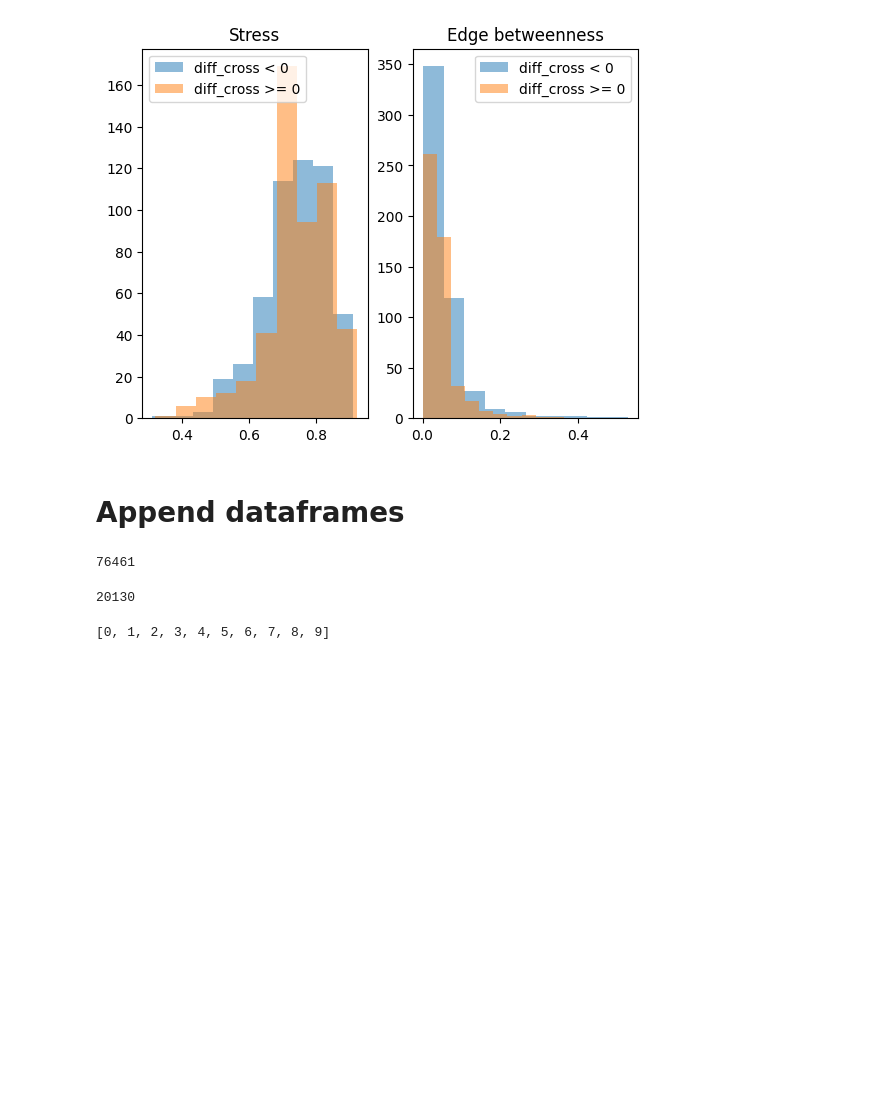
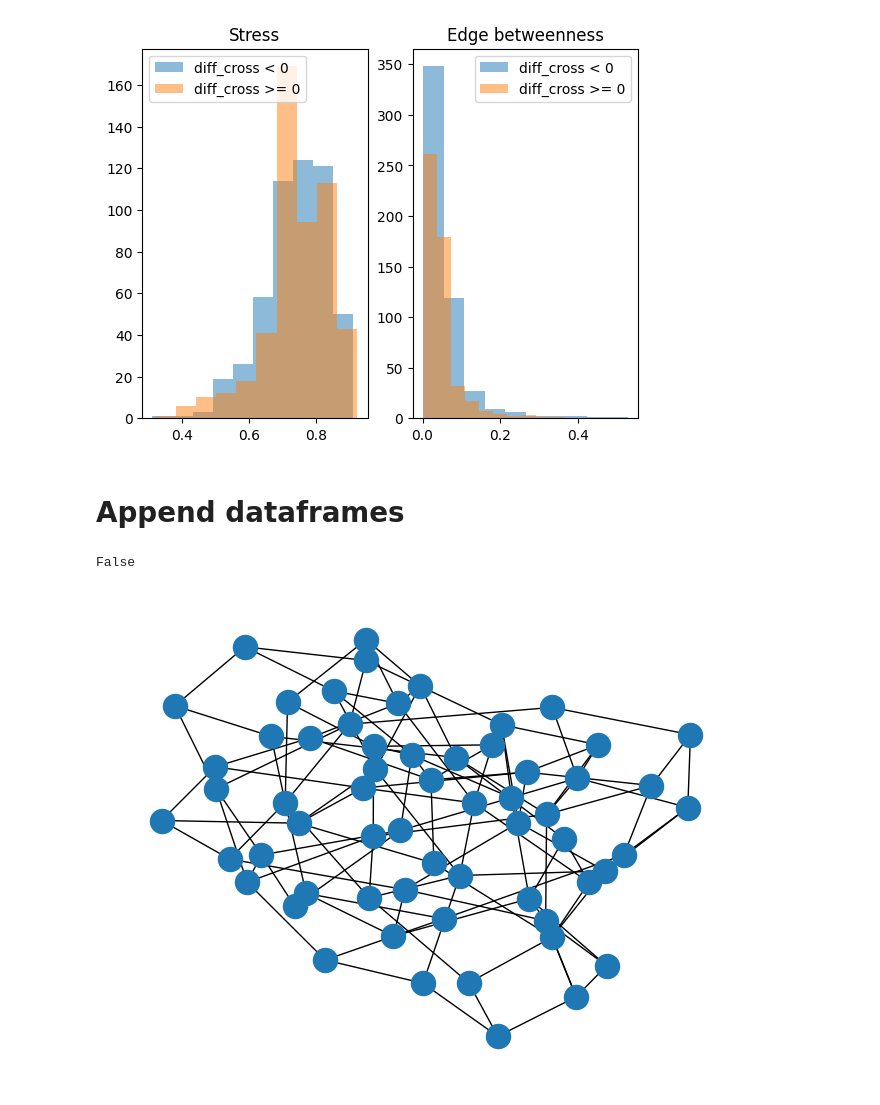
Before and after one commit to NathanielMH/EdgeRelaxationGraphDrawing, a Jupyter notebook: notebooks/data_generation.ipynb, the cells around one changed output. Cells and saved outputs as stored; diff of their text form; code cells hidden in the pictures; blank space fills up the shorter version.

Commit message:
Created, pickled and saved dictionary to get the corresponding graph given a bench and graphId

```diff
--- a/notebooks/data_generation.ipynb
+++ b/notebooks/data_generation.ipynb
@@ -146,15 +146,33 @@ df1.append(df2,ignore_index=True)
 df1.drop_duplicates()
 df1.to_csv('../data/graph_train_full.csv')
 # %%
-print(len(pd.read_csv('../data/graph_train_2.csv')))
-len(pd.read_csv('../data/graph_train_full.csv'))
+benchmarks = ['random-dag', 'rome', 'north']
+idxToGraphDag = {}
+idxToGraphRome = {}
+idxToGraphNorth = {}
+for bench in benchmarks:
+    list_graphs = read_list_of_graphs(f'../data/{bench}/','graphml')
+    for idx_graph, graph in tqdm(list(enumerate(list_graphs))):
+        if bench == 'random-dag':
+            idxToGraphDag[idx_graph] = graph
+        elif bench == 'rome':
+            idxToGraphRome[idx_graph] = graph
+        elif bench == 'north':
+            idxToGraphNorth[idx_graph] = graph
+
+benchToDict = {'random-dag':idxToGraphDag, 'rome':idxToGraphRome, 'north':idxToGraphNorth}
+
+import pickle
+
+with open('../data/benchToDict.pickle', 'wb') as handle:
+    pickle.dump(benchToDict, handle, protocol=pickle.HIGHEST_PROTOCOL)
+
+with open('../data/benchToDict.pickle', 'rb') as handle:
+    benchToDictPickled = pickle.load(handle)
 # %% [output]
-76461
+False
-20130
-# %%
-a = []
-for i in range(10):
-    a.extend([i])
-print(a)
-# %% [output]
-[0, 1, 2, 3, 4, 5, 6, 7, 8, 9]
+# %%
+G = benchToDictPickled['north'][0]
+nx.draw(G, with_labels=False, font_weight='bold')
+# %% [output]
+[figure, added]
```
Also changed, not shown: 3 other files.
